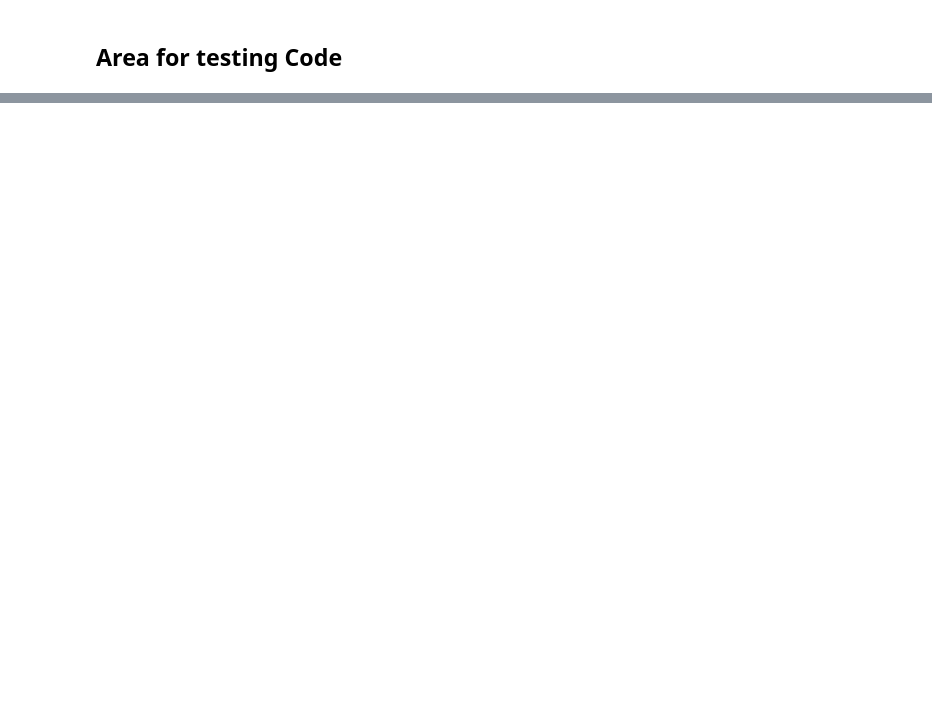
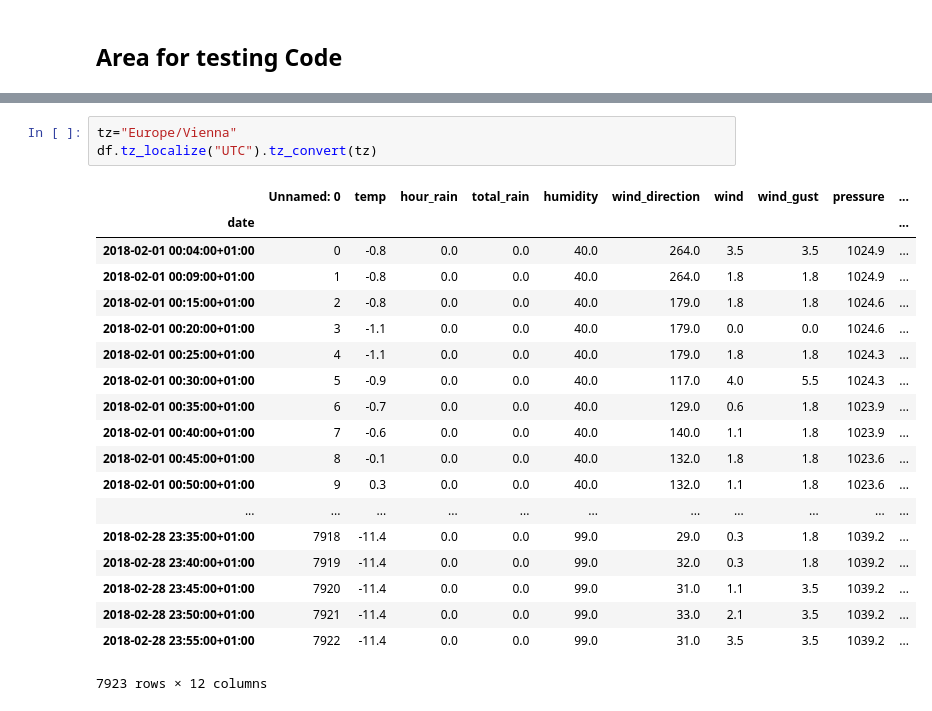
Before and after one commit to hringbauer/wunderground, a Jupyter notebook: area51.ipynb, the cells around one changed output, grey strips where cells are left out. Drawn from its saved outputs; the diff is of its cells as text; blank space fills up the shorter version.

```diff
--- a/area51.ipynb
+++ b/area51.ipynb
@@ -45,0 +75,23 @@ df
+# %%
+tz="Europe/Vienna"
+df.tz_localize("UTC").tz_convert(tz)
+# %% [output]
+|  | Unnamed: 0 | temp | hour_rain | total_rain | humidity | wind_direction | wind | wind_gust | pressure | ... |
+| date |  |  |  |  |  |  |  |  |  | ... |
+| 2018-02-01 00:04:00+01:00 | 0 | -0.8 | 0.0 | 0.0 | 40.0 | 264.0 | 3.5 | 3.5 | 1024.9 | ... |
+| 2018-02-01 00:09:00+01:00 | 1 | -0.8 | 0.0 | 0.0 | 40.0 | 264.0 | 1.8 | 1.8 | 1024.9 | ... |
+| 2018-02-01 00:15:00+01:00 | 2 | -0.8 | 0.0 | 0.0 | 40.0 | 179.0 | 1.8 | 1.8 | 1024.6 | ... |
+| 2018-02-01 00:20:00+01:00 | 3 | -1.1 | 0.0 | 0.0 | 40.0 | 179.0 | 0.0 | 0.0 | 1024.6 | ... |
+| 2018-02-01 00:25:00+01:00 | 4 | -1.1 | 0.0 | 0.0 | 40.0 | 179.0 | 1.8 | 1.8 | 1024.3 | ... |
+| 2018-02-01 00:30:00+01:00 | 5 | -0.9 | 0.0 | 0.0 | 40.0 | 117.0 | 4.0 | 5.5 | 1024.3 | ... |
+| 2018-02-01 00:35:00+01:00 | 6 | -0.7 | 0.0 | 0.0 | 40.0 | 129.0 | 0.6 | 1.8 | 1023.9 | ... |
+| 2018-02-01 00:40:00+01:00 | 7 | -0.6 | 0.0 | 0.0 | 40.0 | 140.0 | 1.1 | 1.8 | 1023.9 | ... |
+| 2018-02-01 00:45:00+01:00 | 8 | -0.1 | 0.0 | 0.0 | 40.0 | 132.0 | 1.8 | 1.8 | 1023.6 | ... |
+| 2018-02-01 00:50:00+01:00 | 9 | 0.3 | 0.0 | 0.0 | 40.0 | 132.0 | 1.1 | 1.8 | 1023.6 | ... |
+| ... | ... | ... | ... | ... | ... | ... | ... | ... | ... | ... |
+| 2018-02-28 23:35:00+01:00 | 7918 | -11.4 | 0.0 | 0.0 | 99.0 | 29.0 | 0.3 | 1.8 | 1039.2 | ... |
+| 2018-02-28 23:40:00+01:00 | 7919 | -11.4 | 0.0 | 0.0 | 99.0 | 32.0 | 0.3 | 1.8 | 1039.2 | ... |
+| 2018-02-28 23:45:00+01:00 | 7920 | -11.4 | 0.0 | 0.0 | 99.0 | 31.0 | 1.1 | 3.5 | 1039.2 | ... |
+| 2018-02-28 23:50:00+01:00 | 7921 | -11.4 | 0.0 | 0.0 | 99.0 | 33.0 | 2.1 | 3.5 | 1039.2 | ... |
+| 2018-02-28 23:55:00+01:00 | 7922 | -11.4 | 0.0 | 0.0 | 99.0 | 31.0 | 3.5 | 3.5 | 1039.2 | ... |
+7923 rows × 12 columns
```
Also changed, not shown: parts of 18 cells of this notebook, 5 other files.
